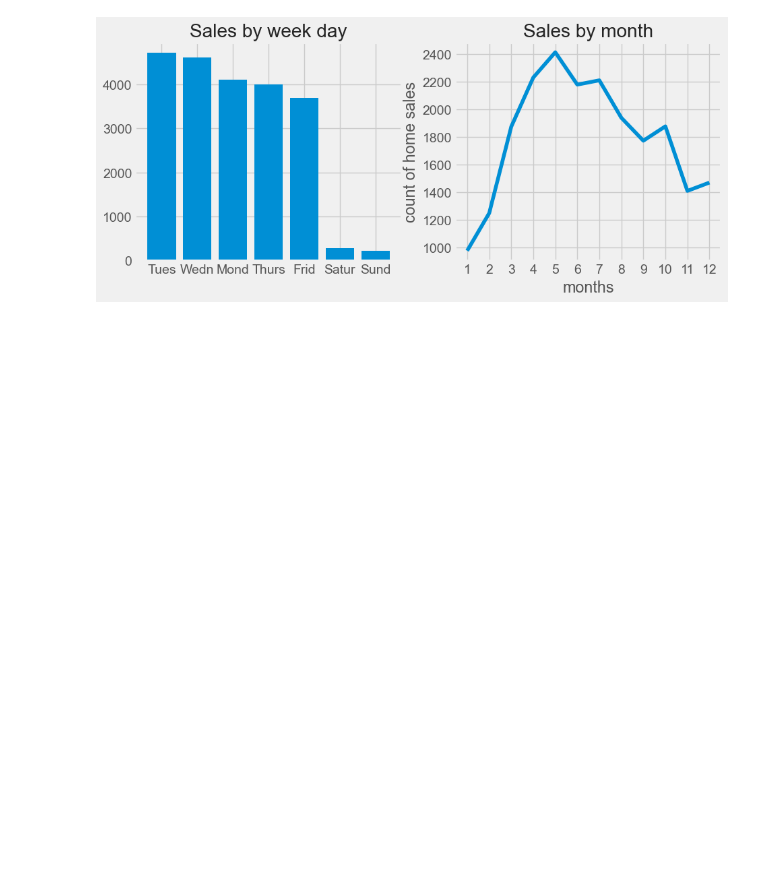
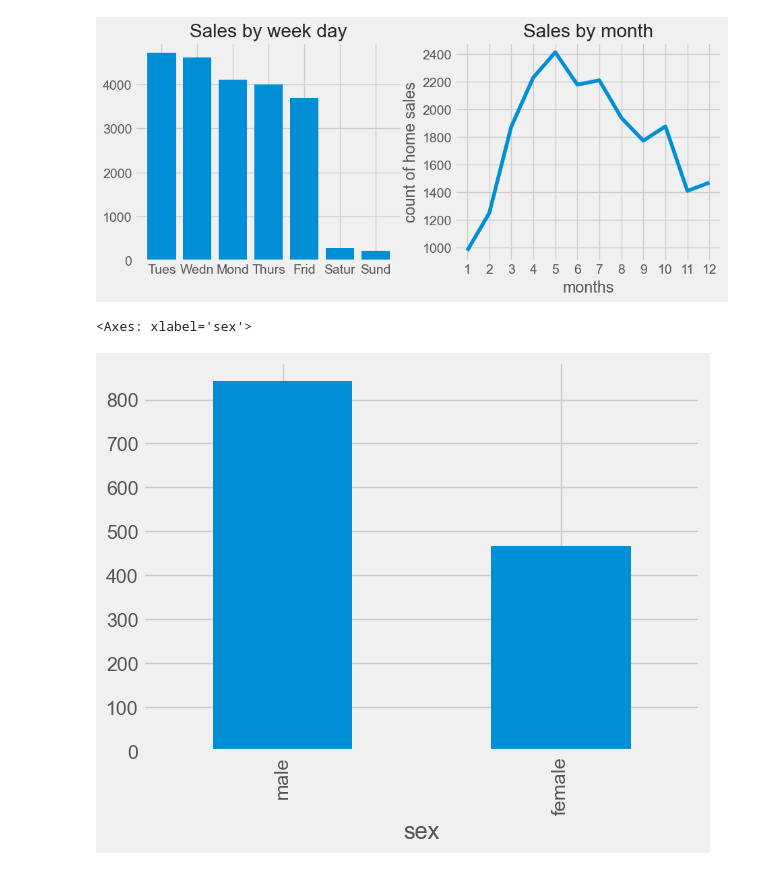
Before and after one commit to trudova/python-projects, a Jupyter notebook: pandas/plotting with matplotlib.ipynb, the cells around one changed output. Drawn from its saved outputs; the diff is of its cells as text; code cells hidden in the pictures; blank space fills up the shorter version.

Commit message:
more plotting

```diff
--- a/pandas/plotting with matplotlib.ipynb
+++ b/pandas/plotting with matplotlib.ipynb
@@ -458,0 +461,5 @@ Text(0, 0.5, 'count of home sales')
+# %%
+titanic.sex.value_counts().plot(kind='bar')
+# %% [output]
+<Axes: xlabel='sex'>
+[figure, added]
```
Also changed, not shown: parts of 22 cells of this notebook, 1 other file.
